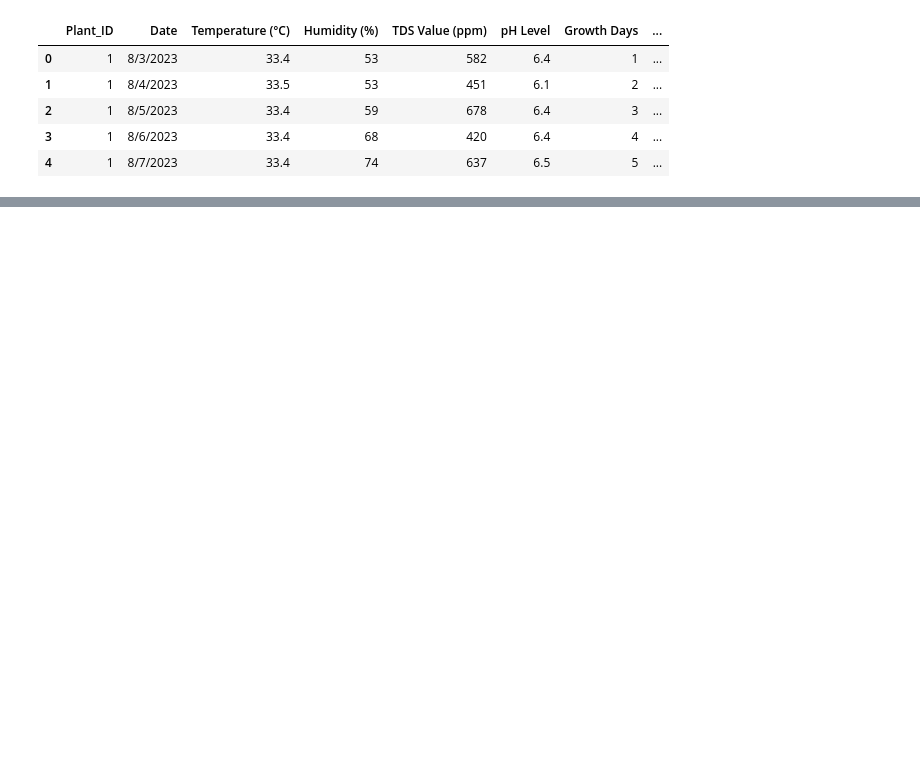
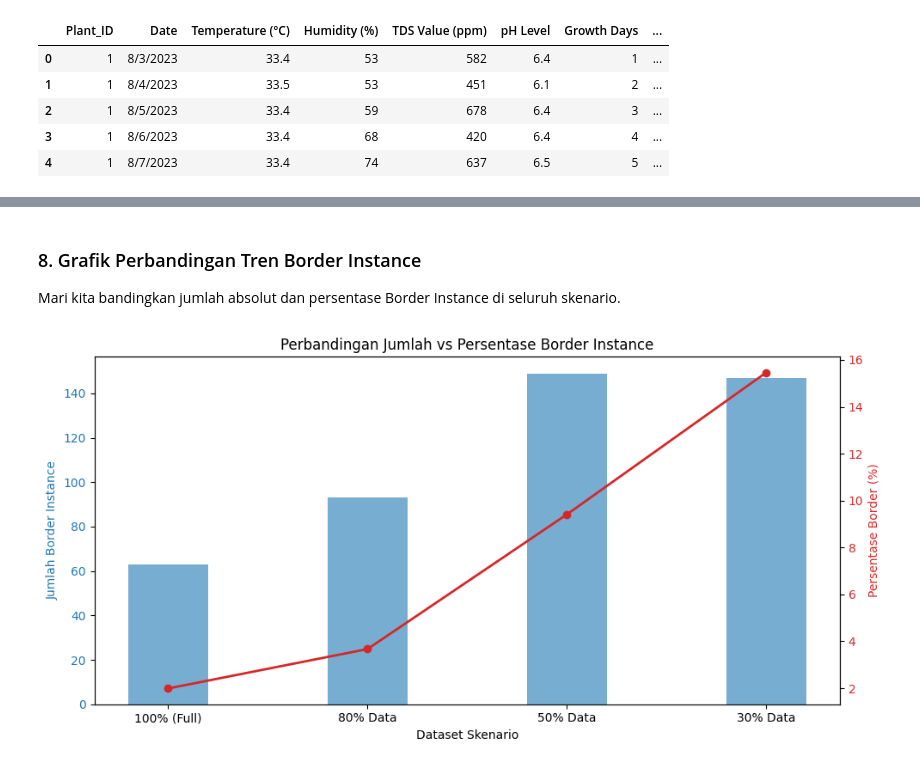
Before and after one commit to Yahya1805/machine-learning_2026, a Jupyter notebook: Percobaan_Klarterisasi_KUIZ.ipynb, the cells around one changed output, grey strips where cells are left out. Saved outputs shown, nothing was run; the diff lists cells and outputs as text; code cells hidden in the pictures; blank space fills up the shorter version.

```diff
--- a/Percobaan_Klarterisasi_KUIZ.ipynb
+++ b/Percobaan_Klarterisasi_KUIZ.ipynb
@@ -18,0 +186,4 @@ df.head()
+# %%
+import pandas as pd
+df_summary = pd.DataFrame(summaries)
+display(df_summary)
@@ -18,0 +270,27 @@ df.head()
+# %% [markdown]
+### 8. Grafik Perbandingan Tren Border Instance
+Mari kita bandingkan jumlah absolut dan persentase Border Instance di seluruh skenario.
+# %%
+import matplotlib.pyplot as plt
+
+df_summary['% Border_float'] = df_summary['% Border'].str.rstrip('%').astype(float)
+
+fig, ax1 = plt.subplots(figsize=(10, 5))
+
+color = 'tab:blue'
+ax1.set_xlabel('Dataset Skenario')
+ax1.set_ylabel('Jumlah Border Instance', color=color)
+ax1.bar(df_summary['Dataset'], df_summary['Border Instance'], color=color, alpha=0.6, width=0.4, label='Jumlah Border')
+ax1.tick_params(axis='y', labelcolor=color)
+
+ax2 = ax1.twinx()
+color = 'tab:red'
+ax2.set_ylabel('Persentase Border (%)', color=color)
+ax2.plot(df_summary['Dataset'], df_summary['% Border_float'], color=color, marker='o', linewidth=2, label='Persentase Border')
+ax2.tick_params(axis='y', labelcolor=color)
+
+plt.title('Perbandingan Jumlah vs Persentase Border Instance')
+fig.tight_layout()
+plt.show()
+# %% [output]
+[figure, added]
```
Also changed, not shown: parts of 18 cells of this notebook.
